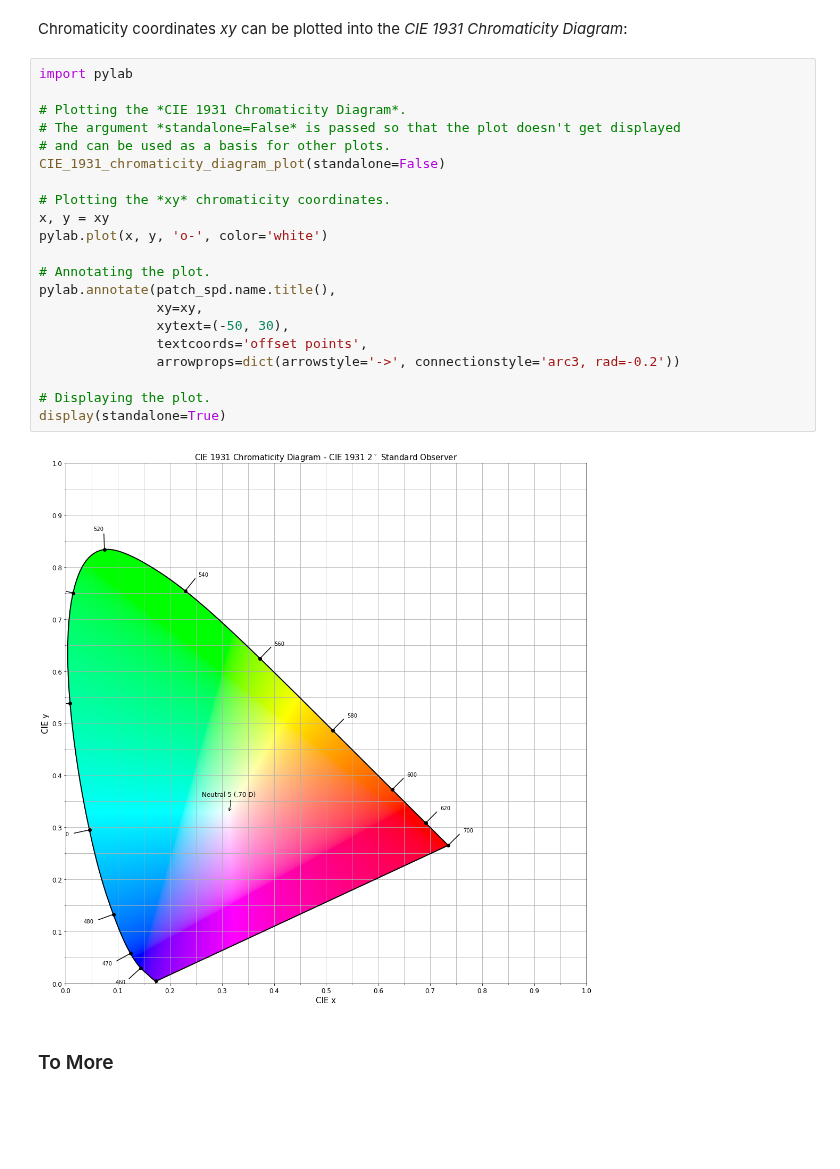
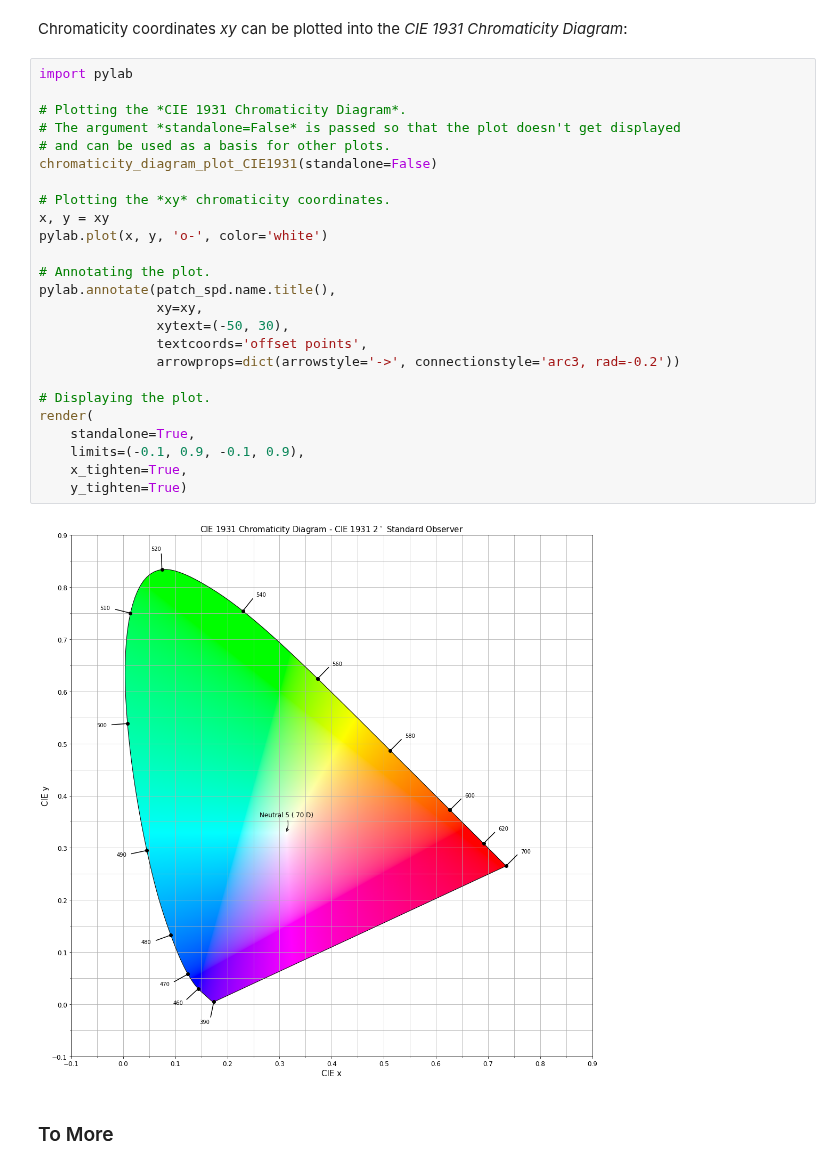
Before and after one commit to colour-science/colour-science.org, a Jupyter notebook: output/tutorial/index.ipynb, the cells around one changed output. Drawn from its saved outputs; the diff is of its cells as text; blank space fills up the shorter version.

```diff
--- a/output/tutorial/index.ipynb
+++ b/output/tutorial/index.ipynb
@@ -545,26 +642,30 @@ Chromaticity coordinates *xy* can be plotted into the *CIE 1931 Chromaticity Dia
 # %%
 import pylab
 
 # Plotting the *CIE 1931 Chromaticity Diagram*.
 # The argument *standalone=False* is passed so that the plot doesn't get displayed
 # and can be used as a basis for other plots.
-CIE_1931_chromaticity_diagram_plot(standalone=False)
+chromaticity_diagram_plot_CIE1931(standalone=False)
 
 # Plotting the *xy* chromaticity coordinates.
 x, y = xy
 pylab.plot(x, y, 'o-', color='white')
 
 # Annotating the plot.
 pylab.annotate(patch_spd.name.title(),
                xy=xy,
                xytext=(-50, 30),
                textcoords='offset points',
                arrowprops=dict(arrowstyle='->', connectionstyle='arc3, rad=-0.2'))
 
 # Displaying the plot.
-display(standalone=True)
+render(
+    standalone=True,
+    limits=(-0.1, 0.9, -0.1, 0.9),
+    x_tighten=True,
+    y_tighten=True)
 # %% [output]
-[figure, old version]
+[figure, new version]
 # %% [markdown]
 ### To More
 # %% [markdown]
```
Also changed, not shown: parts of 47 cells of this notebook, 4 other files.
